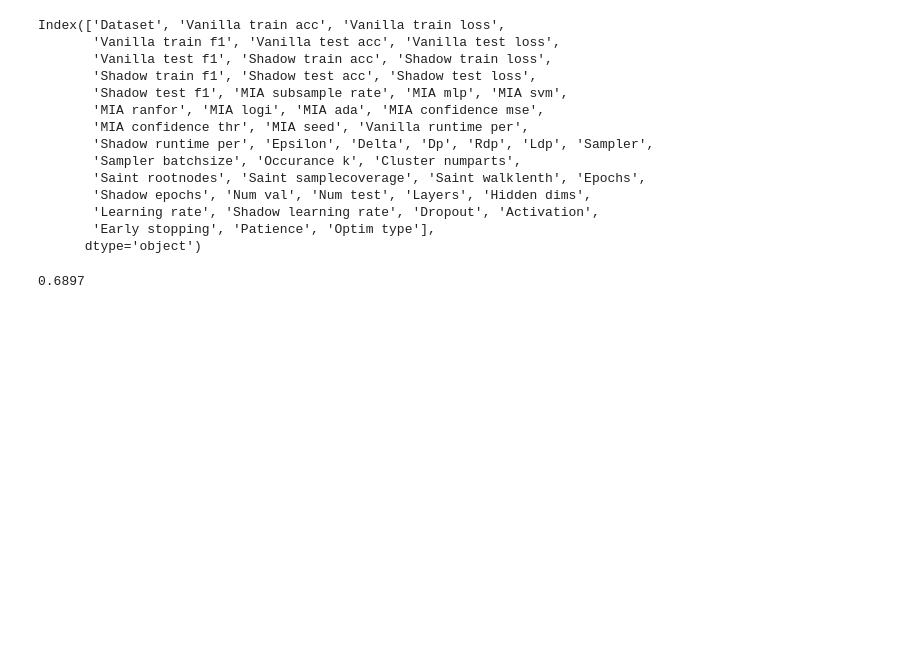
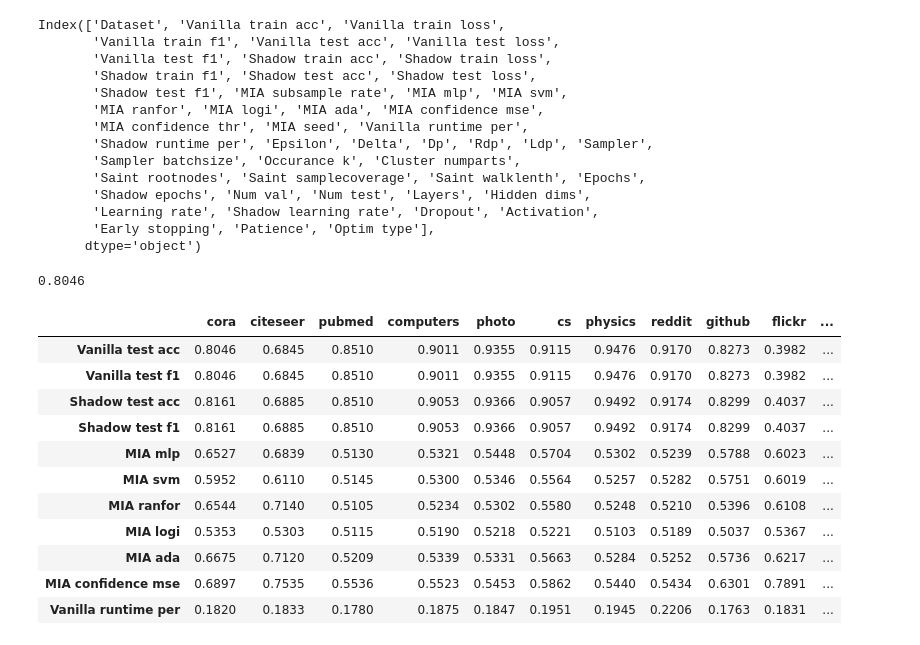
Before and after one commit to Jean-Yifan-Sun/my_DPGCN, a Jupyter notebook: plot_res.ipynb, the cells around one changed output. Cells and saved outputs as stored; diff of their text form; code cells hidden in the pictures; blank space fills up the shorter version.

```diff
--- a/plot_res.ipynb
+++ b/plot_res.ipynb
@@ -90,6 +92,9 @@ total_parms.head()
 | 4 | cora | 0.9475 | 0.1974 | 0.9475 | 0.7882 | 0.6678 | ... |
 5 rows × 49 columns
 # %%
+from typing import List, Literal, Sequence, Union
+
+
 dataset_list = ['cora','citeseer','pubmed','computers','photo','cs','physics','reddit','github','flickr','lastfmasia']
 def get_datasetwise_df(df:pd.DataFrame,name=None):
     if not name:
@@ -100,6 +105,18 @@ def get_datasetwise_df(df:pd.DataFrame,name=None):
     else:
         return df[df['Dataset']==name]
 
+def get_f1accs(df: Union[pd.DataFrame, List[pd.DataFrame]]):
+    metrics = ['Vanilla test acc','Vanilla test f1','Shadow test acc','Shadow test f1','MIA mlp', 'MIA svm',
+       'MIA ranfor', 'MIA logi', 'MIA ada', 'MIA confidence mse','Vanilla runtime per']
+    if isinstance(df,list):
+        res = []
+        for i in df:
+            res.append(i[metrics].max())
+        return res
+    else:
+        return df[metrics].max()
+
+
 total_parms.info()
 # %% [output]
 <class 'pandas.core.frame.DataFrame'>
@@ -140,9 +157,29 @@ Index(['Dataset', 'Vanilla train acc', 'Vanilla train loss',
 clean_ = total_parms[(total_parms['Dp']==False)&(total_parms['Rdp']==False)&(total_parms['Ldp']==False)]
 clean_list = get_datasetwise_df(clean_)
 clean_cora = clean_list[0]
-clean_cora[ 'MIA confidence mse'].max()
+get_f1accs(clean_cora)['Vanilla test acc']
 # %% [output]
-0.6897
+0.8046
+# %%
+clean_res_dfs = get_f1accs(clean_list)
+clean_res = {}
+for i in range(len(dataset_list)):
+    clean_res[dataset_list[i]] = clean_res_dfs[i].to_dict()
+# %%
+pd.DataFrame(clean_res)
+# %% [output]
+|  | cora | citeseer | pubmed | computers | photo | cs | physics | reddit | github | flickr | ... |
+| Vanilla test acc | 0.8046 | 0.6845 | 0.8510 | 0.9011 | 0.9355 | 0.9115 | 0.9476 | 0.9170 | 0.8273 | 0.3982 | ... |
+| Vanilla test f1 | 0.8046 | 0.6845 | 0.8510 | 0.9011 | 0.9355 | 0.9115 | 0.9476 | 0.9170 | 0.8273 | 0.3982 | ... |
+| Shadow test acc | 0.8161 | 0.6885 | 0.8510 | 0.9053 | 0.9366 | 0.9057 | 0.9492 | 0.9174 | 0.8299 | 0.4037 | ... |
+| Shadow test f1 | 0.8161 | 0.6885 | 0.8510 | 0.9053 | 0.9366 | 0.9057 | 0.9492 | 0.9174 | 0.8299 | 0.4037 | ... |
+| MIA mlp | 0.6527 | 0.6839 | 0.5130 | 0.5321 | 0.5448 | 0.5704 | 0.5302 | 0.5239 | 0.5788 | 0.6023 | ... |
+| MIA svm | 0.5952 | 0.6110 | 0.5145 | 0.5300 | 0.5346 | 0.5564 | 0.5257 | 0.5282 | 0.5751 | 0.6019 | ... |
+| MIA ranfor | 0.6544 | 0.7140 | 0.5105 | 0.5234 | 0.5302 | 0.5580 | 0.5248 | 0.5210 | 0.5396 | 0.6108 | ... |
+| MIA logi | 0.5353 | 0.5303 | 0.5115 | 0.5190 | 0.5218 | 0.5221 | 0.5103 | 0.5189 | 0.5037 | 0.5367 | ... |
+| MIA ada | 0.6675 | 0.7120 | 0.5209 | 0.5339 | 0.5331 | 0.5663 | 0.5284 | 0.5252 | 0.5736 | 0.6217 | ... |
+| MIA confidence mse | 0.6897 | 0.7535 | 0.5536 | 0.5523 | 0.5453 | 0.5862 | 0.5440 | 0.5434 | 0.6301 | 0.7891 | ... |
+| Vanilla runtime per | 0.1820 | 0.1833 | 0.1780 | 0.1875 | 0.1847 | 0.1951 | 0.1945 | 0.2206 | 0.1763 | 0.1831 | ... |
 # %%
 from dataset import *
 from utils import *
```
Also changed, not shown: parts of 13 cells of this notebook, 4 other files.
